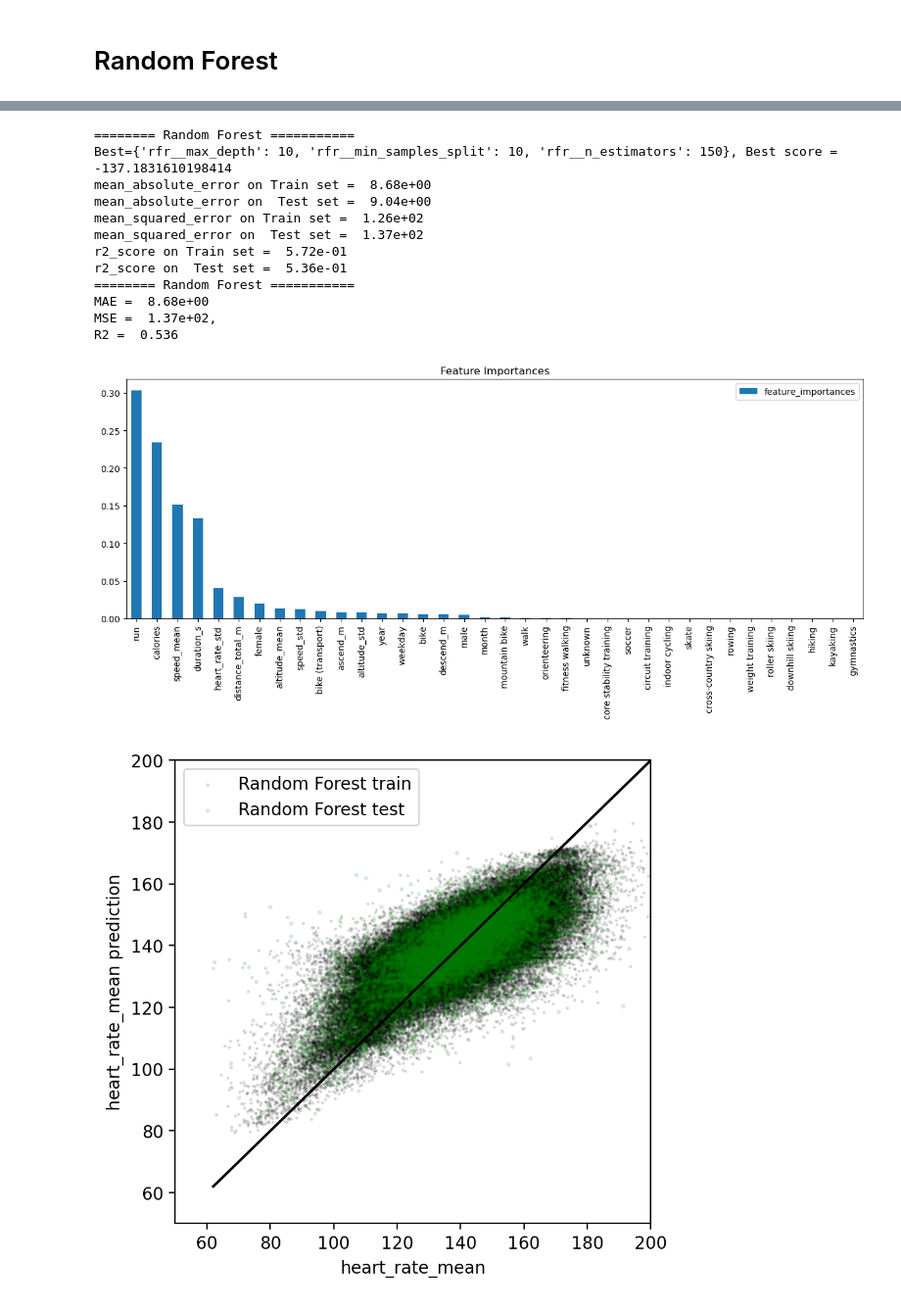
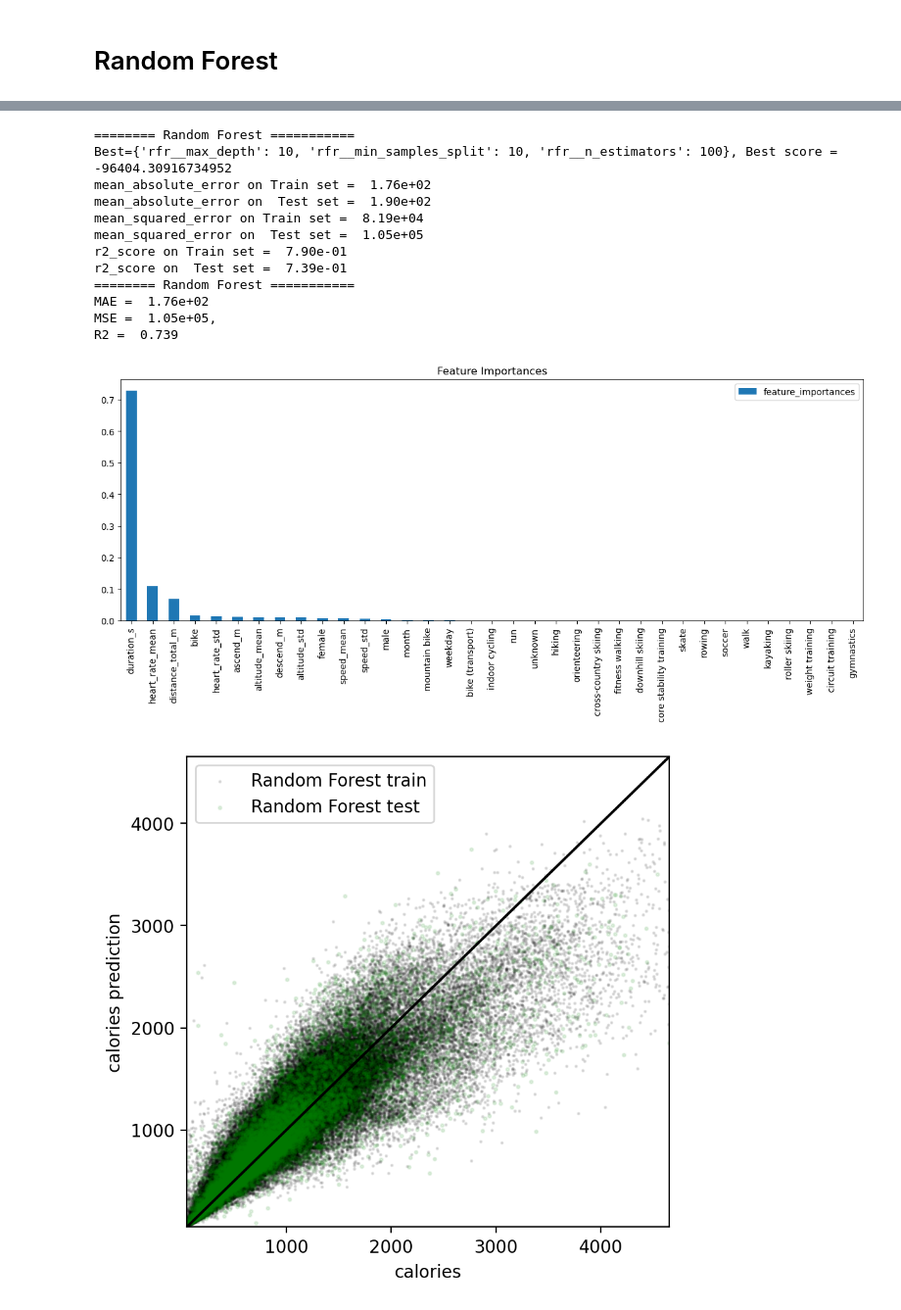
Before and after one commit to wangjing0/RS, a Jupyter notebook: Modeling.ipynb, the cells around one changed output, grey strips where cells are left out. Shown at 98% size. Drawn from its saved outputs; the diff is of its cells as text; code cells hidden in the pictures.

```diff
--- a/Modeling.ipynb
+++ b/Modeling.ipynb
@@ -158,12 +161,12 @@ None
 # %%
 # features to be scaled within individual user
 '''
-feature_user = ['heart_rate_mean','speed_mean','calories']
-userId = df.userId.value_counts().index
+feature_scale = ['heart_rate_mean','speed_mean','calories']
+userId = df_raw.userId.value_counts().index
 for user in userId:
     index = df_raw.userId==user
     temp = df_raw[index]
-    for feature in feature_user:
+    for feature in feature_scale:
         mean = np.nanmean(temp[feature])
         std = np.nanstd(temp[feature])
         #print(mean,std)
@@ -176,16 +179,18 @@ train_raw, test_raw = train_test_split(df_raw.reset_index(drop=True), test_size=
 print(df_raw.shape, train_raw.shape, test_raw.shape)
 # %% [output]
 (163955, 21) (147559, 21) (16396, 21)
+# %%
+target = 'calories'
+features = ['sport', 'gender', 'heart_rate_mean', 'heart_rate_std', 'altitude_mean',
+           'altitude_std', 'ascend_m', 'descend_m', 'distance_total_m',
+           'speed_mean', 'speed_std', 'duration_s', 'calories', 'start_time']
+
+features.remove(target)
+
+target_limit = np.percentile(df_raw[target],[.01,99.9])
 # %% [markdown]
 ## A linear regression model with Ridge regularization
 # %%
-target = 'heart_rate_mean'
-features = ['sport', 'gender', 'heart_rate_mean', 'heart_rate_std', 'altitude_mean',
-           'altitude_std', 'ascend_m', 'descend_m', 'distance_total_m',
-           'speed_mean', 'speed_std', 'duration_s', 'calories', 'start_time']
-
-features.remove(target)
-
 steps = [('transformer', Transformer()),
          ('poly', PolynomialFeatures()),
          ('rescale',RobustScaler()),
@@ -206,7 +211,7 @@ search = GridSearchCV(estimator = model,
                       verbose=1, error_score = 'raise')
 
 search.fit(train_raw[features], train_raw[target])
-print(f'Best={search.best_params_}, Best score = {search.best_score_: .2e}')
+print(f'Best={search.best_params_}')
 
 y_train_pred_lr = search.predict(train_raw[features])
 y_test_pred_lr = search.predict(test_raw[features])
@@ -344,18 +348,18 @@ steps = [('transformer', Transformer()),
          ('rfr', RandomForestRegressor())]
 
 model = Pipeline(steps)
-param_grid = {'rfr__n_estimators': [150], #150
+param_grid = {'rfr__n_estimators': [100], #150
               'rfr__max_depth':[10], # 3
               'rfr__min_samples_split':[10],
              }
 
 search = GridSearchCV(estimator = model,
                       param_grid = param_grid,
-                      cv =  5, n_jobs = -1,
+                      cv = 5, n_jobs = -1,
                       scoring = 'neg_mean_squared_error',
                       verbose=1, error_score = 'raise')
 search.fit(train_raw[features], train_raw[target])
-print(f'Best={search.best_params_}, Best score = {search.best_score_}')
+print(f'Best={search.best_params_}')
 
 y_train_pred_rfr = search.predict(train_raw[features])
 y_test_pred_rfr = search.predict(test_raw[features])
@@ -365,7 +369,6 @@ Best={'rfr__max_depth': 10, 'rfr__min_samples_split': 10, 'rfr__n_estimators': 1
 # %%
 print('======== Random Forest ===========')
 print(f'Best={search.best_params_}, Best score = {search.best_score_}')
-all_metrics = [mean_absolute_error, mean_squared_error, r2_score]
 
 for metrics in all_metrics:
     print(f'{metrics.__name__} on Train set = {metrics(train_raw[target], y_train_pred_rfr): .2e}')
@@ -384,27 +387,26 @@ fig = plt.figure(figsize=(15,5), dpi=100)
 feature_importances.sort_values(by=['feature_importances'], ascending=False).plot(kind='bar', title='Feature Importances', ax = plt.gca());
 # %% [output]
 ======== Random Forest ===========
-Best={'rfr__max_depth': 10, 'rfr__min_samples_split': 10, 'rfr__n_estimators': 150}, Best score = -137.1831610198414
-mean_absolute_error on Train set =  8.68e+00
-mean_absolute_error on  Test set =  9.04e+00
-mean_squared_error on Train set =  1.26e+02
-mean_squared_error on  Test set =  1.37e+02
-r2_score on Train set =  5.72e-01
-r2_score on  Test set =  5.36e-01
+Best={'rfr__max_depth': 10, 'rfr__min_samples_split': 10, 'rfr__n_estimators': 100}, Best score = -96404.30916734952
+mean_absolute_error on Train set =  1.76e+02
+mean_absolute_error on  Test set =  1.90e+02
+mean_squared_error on Train set =  8.19e+04
+mean_squared_error on  Test set =  1.05e+05
+r2_score on Train set =  7.90e-01
+r2_score on  Test set =  7.39e-01
 ======== Random Forest ===========
-MAE =  8.68e+00
-MSE =  1.37e+02,
-R2 =  0.536
+MAE =  1.76e+02
+MSE =  1.05e+05,
+R2 =  0.739
-[figure, old version]
+[figure, new version]
 # %%
 plt.figure(figsize=(5,5),dpi=200)
-plt.plot([train_raw[target].min(),train_raw[target].max()],
-         [train_raw[target].min(),train_raw[target].max()], color = 'k', label = '')
+plt.plot(target_limit, target_limit, color = 'k', label = '' )
 plt.scatter(train_raw[target], y_train_pred_rfr, c = 'k', s = 1, alpha = 0.1, label ='Random Forest train')
 plt.scatter(test_raw[target], y_test_pred_rfr, c = 'g', s = 3, alpha = 0.1, label ='Random Forest test')
 plt.xlabel(target), plt.ylabel(target + ' prediction'),
 #plt.xscale('log'), plt.yscale('log')
-plt.xlim(50,200),plt.ylim(50,200)
+plt.xlim(target_limit), plt.ylim(target_limit)
 plt.legend();
 # %% [output]
-[figure, old version]
+[figure, new version]
```
Also changed, not shown: parts of 31 cells of this notebook.
